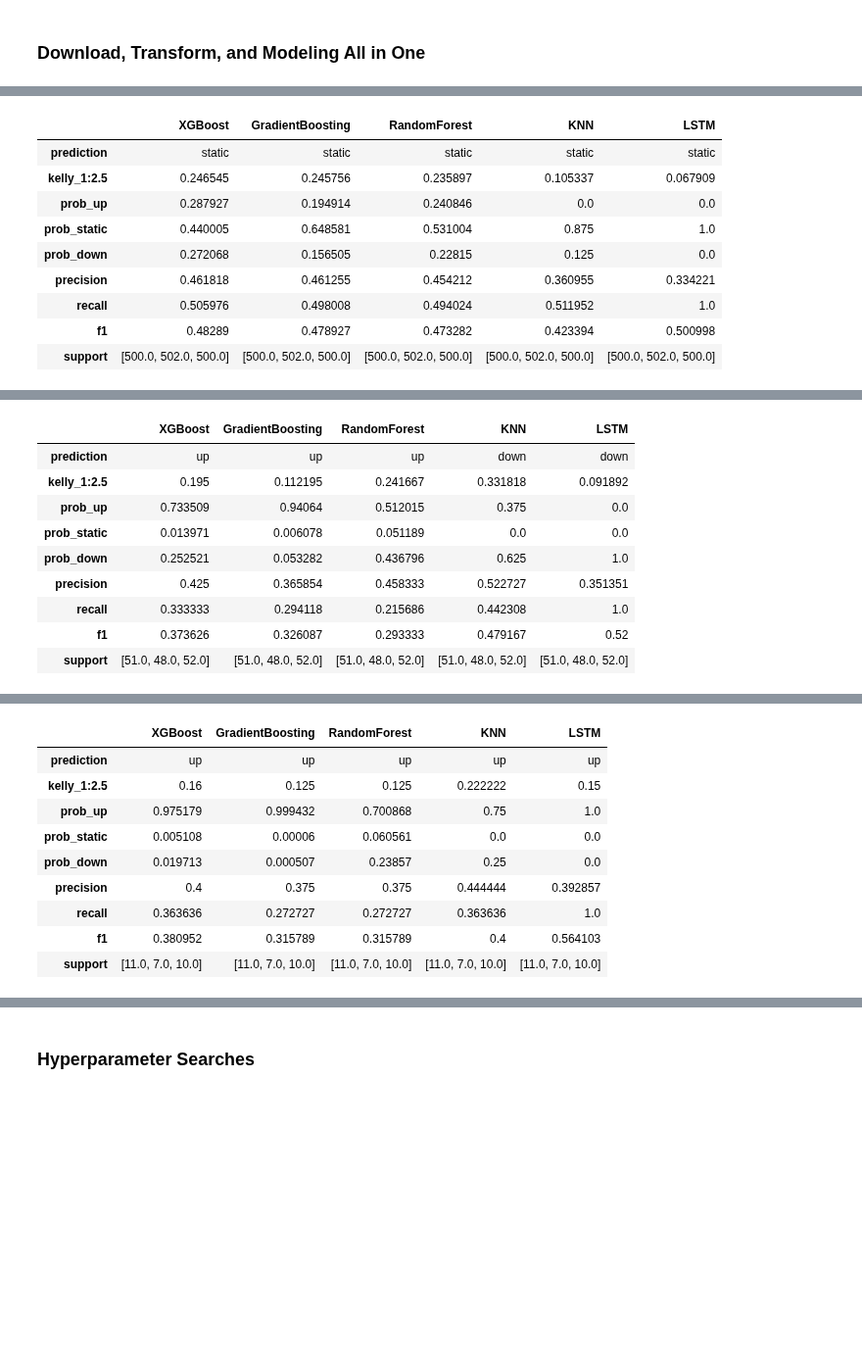
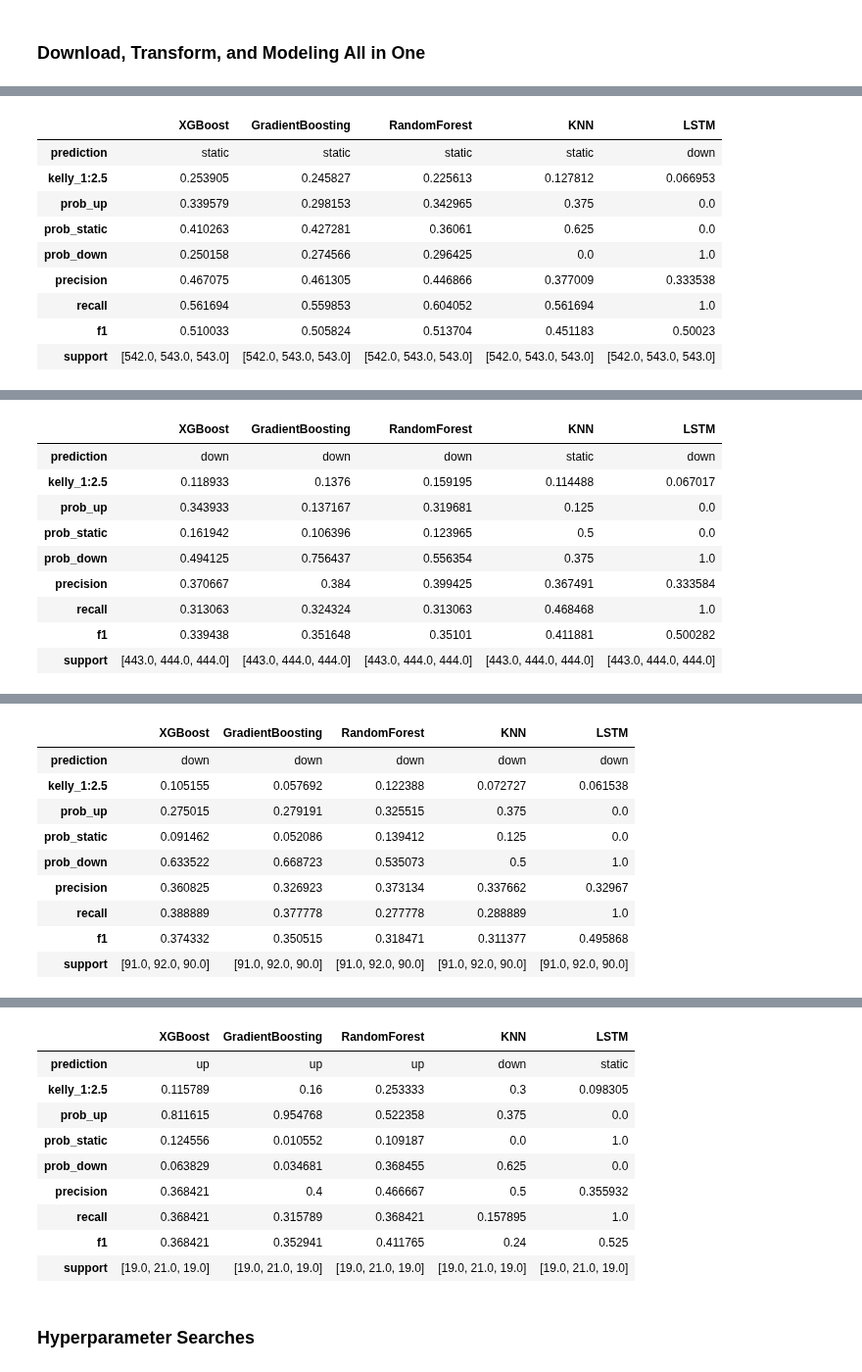
Before and after one commit to yuchild/stock_production, a Jupyter notebook: stock_next_time_frame_predictor.ipynb, the cells around one changed output, grey strips where cells are left out. Shown at 98% size. Cells and saved outputs as stored; diff of their text form; code cells hidden in the pictures; blank space fills up the shorter version.

```diff
--- a/stock_next_time_frame_predictor.ipynb
+++ b/stock_next_time_frame_predictor.ipynb
@@ -79,5 +79,5 @@ from src import modules as f # f is for function
 # %% [markdown]
 ### Download, Transform, and Modeling All in One
 # %%
-f.predictions('lunr')
+f.predictions('mstr')
 # %% [output]
@@ -107,10 +107,10 @@ LUNR 1h Interval Timestamp: 2024-12-27 02:11:19
 |  | XGBoost | GradientBoosting | RandomForest | KNN | LSTM |
-| prediction | static | static | static | static | static |
-| kelly_1:2.5 | 0.246545 | 0.245756 | 0.235897 | 0.105337 | 0.067909 |
-| prob_up | 0.287927 | 0.194914 | 0.240846 | 0.0 | 0.0 |
-| prob_static | 0.440005 | 0.648581 | 0.531004 | 0.875 | 1.0 |
-| prob_down | 0.272068 | 0.156505 | 0.22815 | 0.125 | 0.0 |
-| precision | 0.461818 | 0.461255 | 0.454212 | 0.360955 | 0.334221 |
-| recall | 0.505976 | 0.498008 | 0.494024 | 0.511952 | 1.0 |
-| f1 | 0.48289 | 0.478927 | 0.473282 | 0.423394 | 0.500998 |
-| support | [500.0, 502.0, 500.0] | [500.0, 502.0, 500.0] | [500.0, 502.0, 500.0] | [500.0, 502.0, 500.0] | [500.0, 502.0, 500.0] |
+| prediction | static | static | static | static | down |
+| kelly_1:2.5 | 0.253905 | 0.245827 | 0.225613 | 0.127812 | 0.066953 |
+| prob_up | 0.339579 | 0.298153 | 0.342965 | 0.375 | 0.0 |
+| prob_static | 0.410263 | 0.427281 | 0.36061 | 0.625 | 0.0 |
+| prob_down | 0.250158 | 0.274566 | 0.296425 | 0.0 | 1.0 |
+| precision | 0.467075 | 0.461305 | 0.446866 | 0.377009 | 0.333538 |
+| recall | 0.561694 | 0.559853 | 0.604052 | 0.561694 | 1.0 |
+| f1 | 0.510033 | 0.505824 | 0.513704 | 0.451183 | 0.50023 |
+| support | [542.0, 543.0, 543.0] | [542.0, 543.0, 543.0] | [542.0, 543.0, 543.0] | [542.0, 543.0, 543.0] | [542.0, 543.0, 543.0] |
@@ -118,10 +118,10 @@ LUNR 1d Interval Timestamp: 2024-12-27 02:11:56
 |  | XGBoost | GradientBoosting | RandomForest | KNN | LSTM |
-| prediction | up | up | up | down | down |
-| kelly_1:2.5 | 0.195 | 0.112195 | 0.241667 | 0.331818 | 0.091892 |
-| prob_up | 0.733509 | 0.94064 | 0.512015 | 0.375 | 0.0 |
-| prob_static | 0.013971 | 0.006078 | 0.051189 | 0.0 | 0.0 |
-| prob_down | 0.252521 | 0.053282 | 0.436796 | 0.625 | 1.0 |
-| precision | 0.425 | 0.365854 | 0.458333 | 0.522727 | 0.351351 |
-| recall | 0.333333 | 0.294118 | 0.215686 | 0.442308 | 1.0 |
-| f1 | 0.373626 | 0.326087 | 0.293333 | 0.479167 | 0.52 |
-| support | [51.0, 48.0, 52.0] | [51.0, 48.0, 52.0] | [51.0, 48.0, 52.0] | [51.0, 48.0, 52.0] | [51.0, 48.0, 52.0] |
+| prediction | down | down | down | static | down |
+| kelly_1:2.5 | 0.118933 | 0.1376 | 0.159195 | 0.114488 | 0.067017 |
+| prob_up | 0.343933 | 0.137167 | 0.319681 | 0.125 | 0.0 |
+| prob_static | 0.161942 | 0.106396 | 0.123965 | 0.5 | 0.0 |
+| prob_down | 0.494125 | 0.756437 | 0.556354 | 0.375 | 1.0 |
+| precision | 0.370667 | 0.384 | 0.399425 | 0.367491 | 0.333584 |
+| recall | 0.313063 | 0.324324 | 0.313063 | 0.468468 | 1.0 |
+| f1 | 0.339438 | 0.351648 | 0.35101 | 0.411881 | 0.500282 |
+| support | [443.0, 444.0, 444.0] | [443.0, 444.0, 444.0] | [443.0, 444.0, 444.0] | [443.0, 444.0, 444.0] | [443.0, 444.0, 444.0] |
@@ -129,10 +129,10 @@ LUNR 1wk Interval Timestamp: 2024-12-27 02:12:07
 |  | XGBoost | GradientBoosting | RandomForest | KNN | LSTM |
-| prediction | up | up | up | up | up |
-| kelly_1:2.5 | 0.16 | 0.125 | 0.125 | 0.222222 | 0.15 |
-| prob_up | 0.975179 | 0.999432 | 0.700868 | 0.75 | 1.0 |
-| prob_static | 0.005108 | 0.00006 | 0.060561 | 0.0 | 0.0 |
-| prob_down | 0.019713 | 0.000507 | 0.23857 | 0.25 | 0.0 |
-| precision | 0.4 | 0.375 | 0.375 | 0.444444 | 0.392857 |
-| recall | 0.363636 | 0.272727 | 0.272727 | 0.363636 | 1.0 |
-| f1 | 0.380952 | 0.315789 | 0.315789 | 0.4 | 0.564103 |
-| support | [11.0, 7.0, 10.0] | [11.0, 7.0, 10.0] | [11.0, 7.0, 10.0] | [11.0, 7.0, 10.0] | [11.0, 7.0, 10.0] |
+| prediction | down | down | down | down | down |
+| kelly_1:2.5 | 0.105155 | 0.057692 | 0.122388 | 0.072727 | 0.061538 |
+| prob_up | 0.275015 | 0.279191 | 0.325515 | 0.375 | 0.0 |
+| prob_static | 0.091462 | 0.052086 | 0.139412 | 0.125 | 0.0 |
+| prob_down | 0.633522 | 0.668723 | 0.535073 | 0.5 | 1.0 |
+| precision | 0.360825 | 0.326923 | 0.373134 | 0.337662 | 0.32967 |
+| recall | 0.388889 | 0.377778 | 0.277778 | 0.288889 | 1.0 |
+| f1 | 0.374332 | 0.350515 | 0.318471 | 0.311377 | 0.495868 |
+| support | [91.0, 92.0, 90.0] | [91.0, 92.0, 90.0] | [91.0, 92.0, 90.0] | [91.0, 92.0, 90.0] | [91.0, 92.0, 90.0] |
@@ -140,3 +140,13 @@ ValueError: Invalid classes inferred from unique values of `y`.  Expected: [0 1]
+|  | XGBoost | GradientBoosting | RandomForest | KNN | LSTM |
+| prediction | up | up | up | down | static |
+| kelly_1:2.5 | 0.115789 | 0.16 | 0.253333 | 0.3 | 0.098305 |
+| prob_up | 0.811615 | 0.954768 | 0.522358 | 0.375 | 0.0 |
+| prob_static | 0.124556 | 0.010552 | 0.109187 | 0.0 | 1.0 |
+| prob_down | 0.063829 | 0.034681 | 0.368455 | 0.625 | 0.0 |
+| precision | 0.368421 | 0.4 | 0.466667 | 0.5 | 0.355932 |
+| recall | 0.368421 | 0.315789 | 0.368421 | 0.157895 | 1.0 |
+| f1 | 0.368421 | 0.352941 | 0.411765 | 0.24 | 0.525 |
+| support | [19.0, 21.0, 19.0] | [19.0, 21.0, 19.0] | [19.0, 21.0, 19.0] | [19.0, 21.0, 19.0] | [19.0, 21.0, 19.0] |
 # %%
 symbol='NVDA'
 interval='1d'
```
Also changed, not shown: parts of 1 cell of this notebook, 12 other files.
